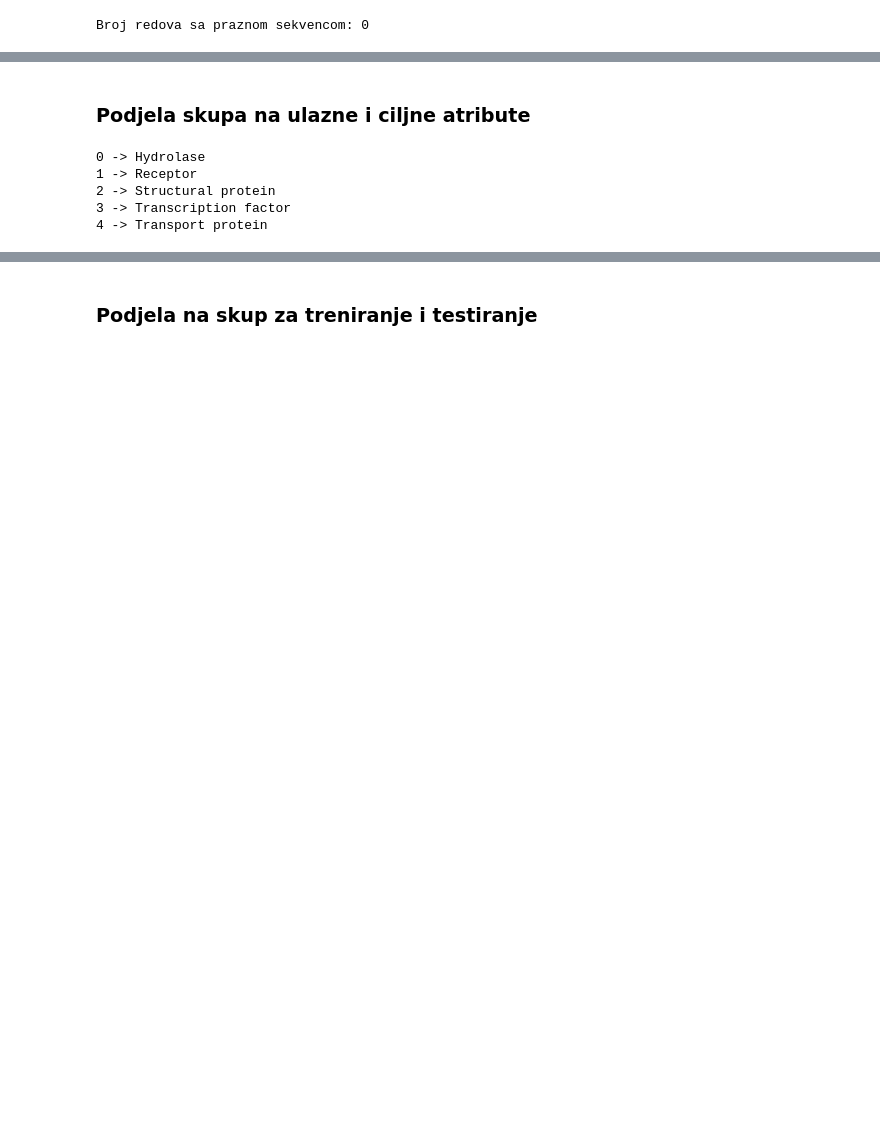
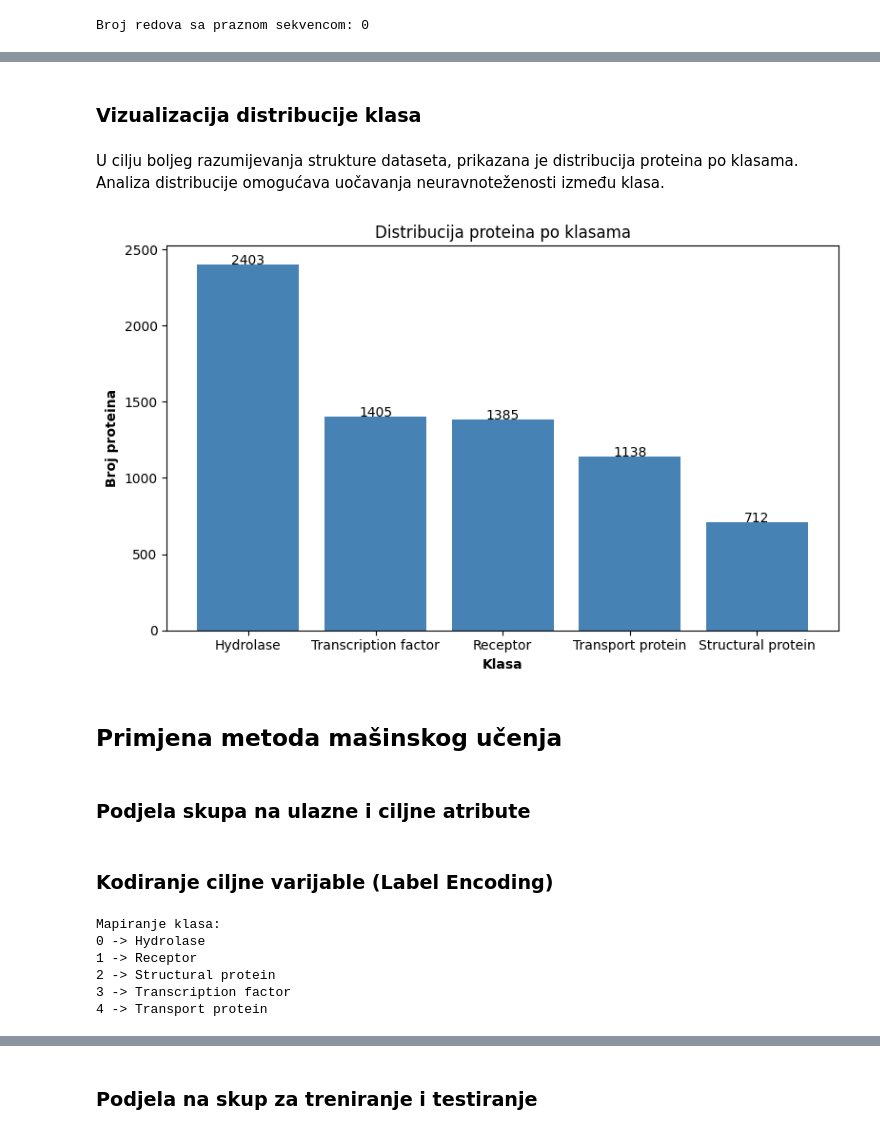
Before and after one commit to AnaKondic/protein-sequence-classification, a Jupyter notebook: protein_sequence_classification.ipynb, the cells around one changed output, grey strips where cells are left out. Saved outputs shown, nothing was run; the diff lists cells and outputs as text; code cells hidden in the pictures; blank space fills up the shorter version.

```diff
--- a/protein_sequence_classification.ipynb
+++ b/protein_sequence_classification.ipynb
@@ -116,17 +244,42 @@ Nakon odbacivanja: 7443 proteina
+# %% [markdown]
+### Vizualizacija distribucije klasa
+# %% [markdown]
+U cilju boljeg razumijevanja strukture dataseta, prikazana je distribucija proteina po klasama. Analiza distribucije omogućava uočavanja neuravnoteženosti između klasa.
+# %%
+class_counts = dataset["label"].value_counts()
+
+plt.figure(figsize=(8, 5))
+plt.bar(class_counts.index, class_counts.values, color="steelblue")
+plt.title("Distribucija proteina po klasama")
+plt.xlabel("Klasa", fontweight="bold")
+plt.ylabel("Broj proteina", fontweight="bold")
+
+for i, v in enumerate(class_counts.values):
+    plt.text(i, v, str(v), ha="center")
+
+plt.tight_layout()
+plt.show()
+# %% [output]
+[figure, added]
+# %% [markdown]
+## Primjena metoda mašinskog učenja
 # %% [markdown]
 ### Podjela skupa na ulazne i ciljne atribute
 # %%
 # Priprema x i y
 x = dataset['Sequence'].values
 y = dataset['label'].values
+# %% [markdown]
+### Kodiranje ciljne varijable (Label Encoding)
 # %%
-# Pretvaranje naziva klasa u brojeve (Label encoding)
 le = LabelEncoder()
 y = le.fit_transform(y)
 
+print("Mapiranje klasa:")
 for num, label in enumerate(le.classes_):
     print(f"{num} -> {label}")
 # %% [output]
+Mapiranje klasa:
 0 -> Hydrolase
 1 -> Receptor
 2 -> Structural protein
```
Also changed, not shown: parts of 42 cells of this notebook, 5 other files.
